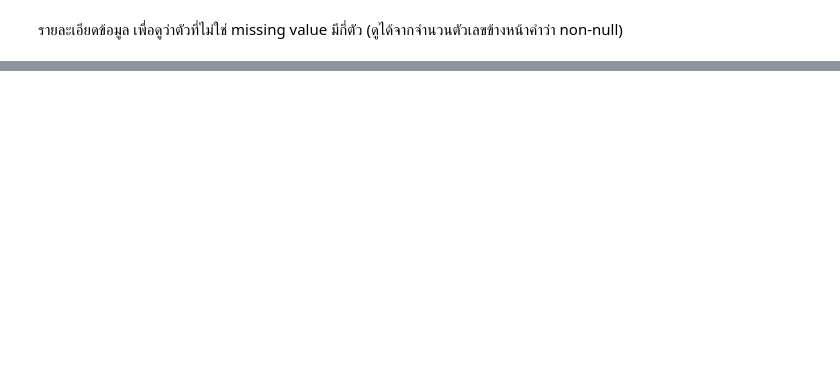
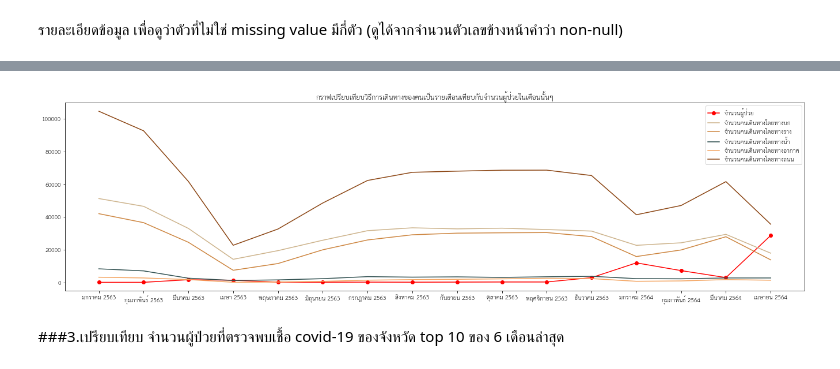
Before and after one commit to wilaipa/KKU_data_mining, a Jupyter notebook: Visualization_Final_Exam.ipynb, the cells around one changed output, grey strips where cells are left out. Drawn from its saved outputs; the diff is of its cells as text; code cells hidden in the pictures; blank space fills up the shorter version.

```diff
--- a/Visualization_Final_Exam.ipynb
+++ b/Visualization_Final_Exam.ipynb
@@ -99,0 +444,18 @@ covid19cases.isnull() #แสดงดาต้าเฟรม
+# %%
+land_transport = [passenger.iloc[:,1:32].sum(axis=1)[4]
+            ,passenger.iloc[:,32:61].sum(axis=1)[4]
+            ,passenger.iloc[:,61:92].sum(axis=1)[4]
+            ,passenger.iloc[:,92:122].sum(axis=1)[4]
+            ,passenger.iloc[:,122:153].sum(axis=1)[4]
+            ,passenger.iloc[:,153:183].sum(axis=1)[4]
+            ,passenger.iloc[:,183:214].sum(axis=1)[4]
+            ,passenger.iloc[:,214:245].sum(axis=1)[4]
+            ,passenger.iloc[:,245:275].sum(axis=1)[4]
+            ,passenger.iloc[:,275:306].sum(axis=1)[4]
+            ,passenger.iloc[:,306:336].sum(axis=1)[4]
+            ,passenger.iloc[:,336:367].sum(axis=1)[4]
+            ,passenger.iloc[:,367:398].sum(axis=1)[4]
+            ,passenger.iloc[:,398:426].sum(axis=1)[4]
+            ,passenger.iloc[:,426:457].sum(axis=1)[4]
+            ,passenger.iloc[:,457:].sum(axis=1)[4]]
+land_transport
@@ -99,0 +479,12 @@ covid19cases.isnull() #แสดงดาต้าเฟรม
+# %%
+df['road_transport'] = road_transport
+df['road_transport'] = df['road_transport']/1000
+df['rail_transport'] = rail_transport
+df['rail_transport'] = df['rail_transport']/1000
+df['water_transport'] = water_transport
+df['water_transport'] = df['water_transport']/1000
+df['air_transport'] = air_transport
+df['air_transport'] = df['air_transport']/1000
+df['land_transport'] = land_transport
+df['land_transport'] = df['land_transport']/1000
+df      #แสดงตารางวิธีการเดินทางของคนในแต่ละเดือน
@@ -99,0 +509,13 @@ covid19cases.isnull() #แสดงดาต้าเฟรม
+# %%
+plt.plot(df['Month'],df['Number of Patient'],'o-r',alpha=1,label = 'จำนวนผู้ป่วย')
+plt.plot(df['Month'],df['road_transport'], color="#CDB38B",alpha=1,label='จำนวนคนเดินทางโดยทางบก')
+plt.plot(df['Month'],df['rail_transport'], color="#CD853F",alpha=1,label='จำนวนคนเดินทางโดยทางราง')
+plt.plot(df['Month'],df['water_transport'], color="#2F4F4F",alpha=1,label='จำนวนคนเดินทางโดยทางน้ำ')
+plt.plot(df['Month'],df['air_transport'], color="#F4A460",alpha=1,label='จำนวนคนเดินทางโดยทางอากาศ')
+plt.plot(df['Month'],df['land_transport'], color="#8B4513",alpha=1,label='จำนวนคนเดินทางโดยทางถนน')
+plt.title('กราฟเปรียบเทียบวิธีการเดินทางของคนเป็นรายเดือนเทียบกับจำนวนผู้ป่วยในเดือนนั้นๆ')
+plt.legend();     #แสดงกราฟเปรียบเทียบวิธีการเดินทางของคนเป็นรายเดือนเทียบกับจำนวนผู้ป่วยในเดือนนั้นๆ
+# %% [output]
+[figure, added]
+# %% [markdown]
+###3.เปรียบเทียบ จำนวนผู้ป่วยที่ตรวจพบเชื้อ covid-19 ของจังหวัด top 10 ของ 6 เดือนล่าสุด
```
Also changed, not shown: parts of 49 cells of this notebook.
